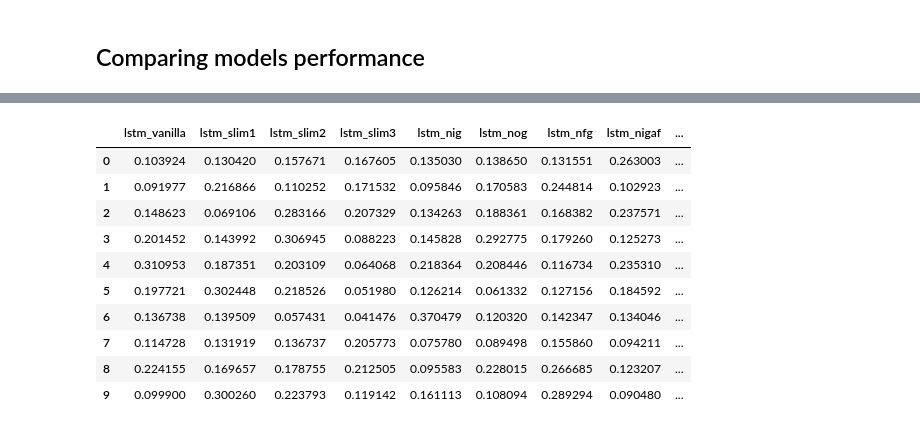
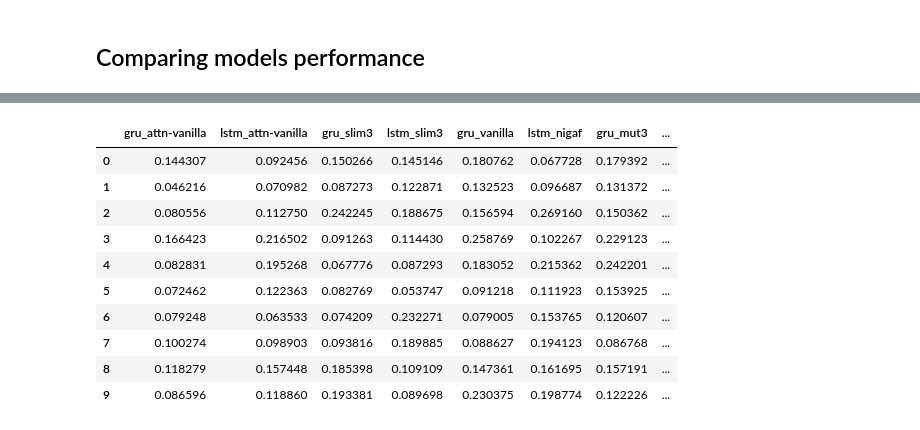
Before and after one commit to JJavierRosales/scapy, a Jupyter notebook: notebooks/rnn_time_series_forecasting.ipynb, the cells around one changed output, grey strips where cells are left out. Cells and saved outputs as stored; diff of their text form; code cells hidden in the pictures.

```diff
--- a/notebooks/rnn_time_series_forecasting.ipynb
+++ b/notebooks/rnn_time_series_forecasting.ipynb
@@ -367,7 +240,7 @@ network_name = 'lstm_slim1'
 # Get model's filename where the parameters are saved.
 filename = f'cef_{network_name}_' + \
            f'hs{df_networks.loc[network_name]["hidden_size"]}_' + \
-           f'nl{df_networks.loc[network_name]["num_layers"]}.pt'
+           f'nl{df_networks.loc[network_name]["num_layers"]}_parameters.pt'
 
 # Get filepath for the model and print it
 filepath = os.path.join(utils.cwd, 'models', filename)
@@ -389,8 +262,7 @@ else:
 # %%
 # Train the model
-model.learn(events_train_and_val, epochs = 20, lr = 1e-5, batch_size = batch_size,
-            device = 'cpu', event_samples_for_stats = 2000,
-            filepath = filepath, epoch_step_checkpoint = 5)
+model.learn(events_train_and_val, epochs = 20, lr = 1e-5, batch_size = 15,
+            device = 'cpu', event_samples_for_stats = 2000)
 
 # Print the last validation losses to see if model has improved over the last
 # iterations.
@@ -553,8 +310,11 @@ test_batch_size = 10
 # Initialiaze dictionary to store the list
 data_test = {}
 
+# Initialize progress bar.
+pb_networks = utils.ProgressBar(iterations=range(len(networks)),
+                                title='TESTING NETWORKS PERFORMANCE:')
 # Iterate over all available networks
-for network_name, network in networks.items():
+for n, (network_name, network) in enumerate(networks.items()):
 
     filepath = ''
     for filename in os.listdir(folderpath):
@@ -565,7 +325,6 @@ for network_name, network in networks.items():
     if filepath=='': continue
 
     # Initialize model.
-    print(f'\nNetwork: {network_name}')
     model = xnn.ConjunctionEventForecaster(network = network,
                                            features = nn_features)
 
@@ -577,4 +336,10 @@ for network_name, network in networks.items():
 
     # Add data to the dictionary.
     data_test[network_name] = test_results
+
+    # Update progress bar
+    description = f'Network: {network_name:12} ' + \
+                  f'MSE -> Mean = {np.mean(test_results["mse"]):6.4e}' + \
+                  f'Std. Dev = {np.std(test_results["mse"]):6.4e}'
+    pb_networks.refresh(i=n+1, description=f'Network: {network_name}')
 # %% [output]
@@ -598,24 +414,28 @@ Network: gru_attn-vanilla
 # %%
-mse_loss = {}
-for network_name, data in data_test.items():
-    mse_loss[network_name] = data['mse']
+# Initialize dictionary to store the MSE loss per model and batch.
+data_mse = {}
+for network_name, network_data in data_test.items():
+    data_mse[network_name] = network_data['mse']
 
-# Convert dictionary to Pandas DataFrame.
-df_test_mse = pd.DataFrame.from_dict(data=mse_loss, orient='columns')
+# Convert dictionary to Pandas DataFrame (rows = batch, columns = networks).
+df_test_mse = pd.DataFrame.from_dict(data = data_mse, orient='columns')
+
+# Reorder the columns in the original dataset to be ordered by the loss mean
+df_test_mse = df_test_mse[df_stats.index]
 
 # Save results in a CSV file.
-# df_test_loss.to_csv(f'networks_test_loss_bs{test_batch_size}.csv')
+df_test_mse.to_csv(f'networks_test_mse_bs{test_batch_size}.csv')
 
 display(df_test_mse)
 # %% [output]
-|  | lstm_vanilla | lstm_slim1 | lstm_slim2 | lstm_slim3 | lstm_nig | lstm_nog | lstm_nfg | lstm_nigaf | ... |
-| 0 | 0.103924 | 0.130420 | 0.157671 | 0.167605 | 0.135030 | 0.138650 | 0.131551 | 0.263003 | ... |
-| 1 | 0.091977 | 0.216866 | 0.110252 | 0.171532 | 0.095846 | 0.170583 | 0.244814 | 0.102923 | ... |
-| 2 | 0.148623 | 0.069106 | 0.283166 | 0.207329 | 0.134263 | 0.188361 | 0.168382 | 0.237571 | ... |
-| 3 | 0.201452 | 0.143992 | 0.306945 | 0.088223 | 0.145828 | 0.292775 | 0.179260 | 0.125273 | ... |
-| 4 | 0.310953 | 0.187351 | 0.203109 | 0.064068 | 0.218364 | 0.208446 | 0.116734 | 0.235310 | ... |
-| 5 | 0.197721 | 0.302448 | 0.218526 | 0.051980 | 0.126214 | 0.061332 | 0.127156 | 0.184592 | ... |
-| 6 | 0.136738 | 0.139509 | 0.057431 | 0.041476 | 0.370479 | 0.120320 | 0.142347 | 0.134046 | ... |
-| 7 | 0.114728 | 0.131919 | 0.136737 | 0.205773 | 0.075780 | 0.089498 | 0.155860 | 0.094211 | ... |
-| 8 | 0.224155 | 0.169657 | 0.178755 | 0.212505 | 0.095583 | 0.228015 | 0.266685 | 0.123207 | ... |
-| 9 | 0.099900 | 0.300260 | 0.223793 | 0.119142 | 0.161113 | 0.108094 | 0.289294 | 0.090480 | ... |
+|  | gru_attn-vanilla | lstm_attn-vanilla | gru_slim3 | lstm_slim3 | gru_vanilla | lstm_nigaf | gru_mut3 | ... |
+| 0 | 0.144307 | 0.092456 | 0.150266 | 0.145146 | 0.180762 | 0.067728 | 0.179392 | ... |
+| 1 | 0.046216 | 0.070982 | 0.087273 | 0.122871 | 0.132523 | 0.096687 | 0.131372 | ... |
+| 2 | 0.080556 | 0.112750 | 0.242245 | 0.188675 | 0.156594 | 0.269160 | 0.150362 | ... |
+| 3 | 0.166423 | 0.216502 | 0.091263 | 0.114430 | 0.258769 | 0.102267 | 0.229123 | ... |
+| 4 | 0.082831 | 0.195268 | 0.067776 | 0.087293 | 0.183052 | 0.215362 | 0.242201 | ... |
+| 5 | 0.072462 | 0.122363 | 0.082769 | 0.053747 | 0.091218 | 0.111923 | 0.153925 | ... |
+| 6 | 0.079248 | 0.063533 | 0.074209 | 0.232271 | 0.079005 | 0.153765 | 0.120607 | ... |
+| 7 | 0.100274 | 0.098903 | 0.093816 | 0.189885 | 0.088627 | 0.194123 | 0.086768 | ... |
+| 8 | 0.118279 | 0.157448 | 0.185398 | 0.109109 | 0.147361 | 0.161695 | 0.157191 | ... |
+| 9 | 0.086596 | 0.118860 | 0.193381 | 0.089698 | 0.230375 | 0.198774 | 0.122226 | ... |
```
Also changed, not shown: parts of 41 cells of this notebook, 4 other files.
